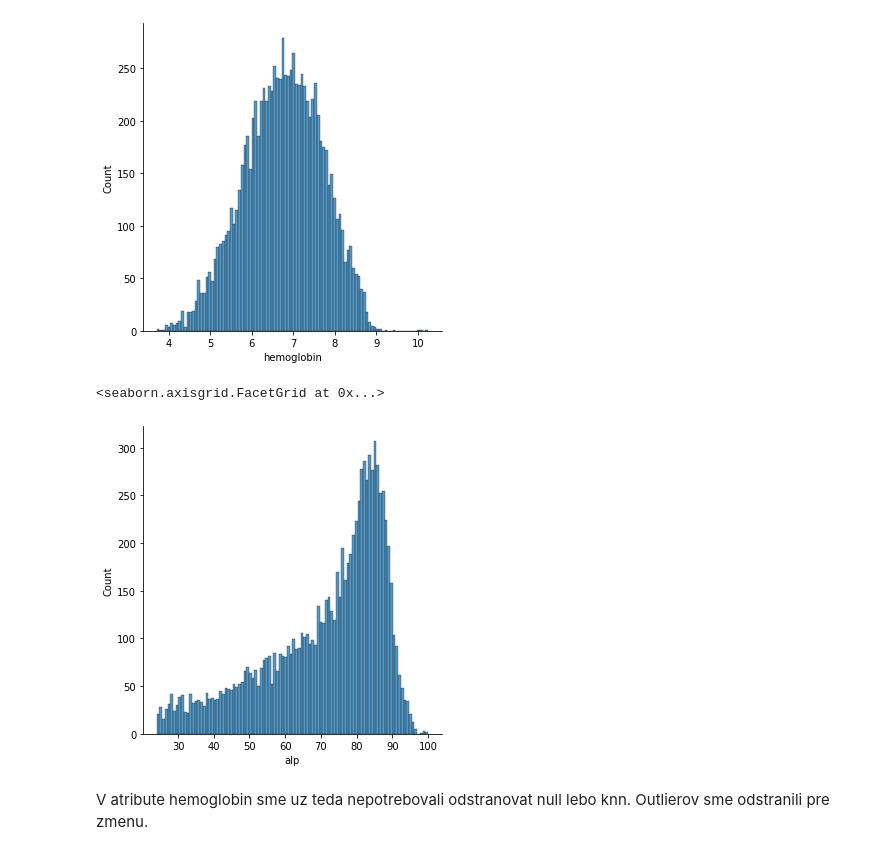
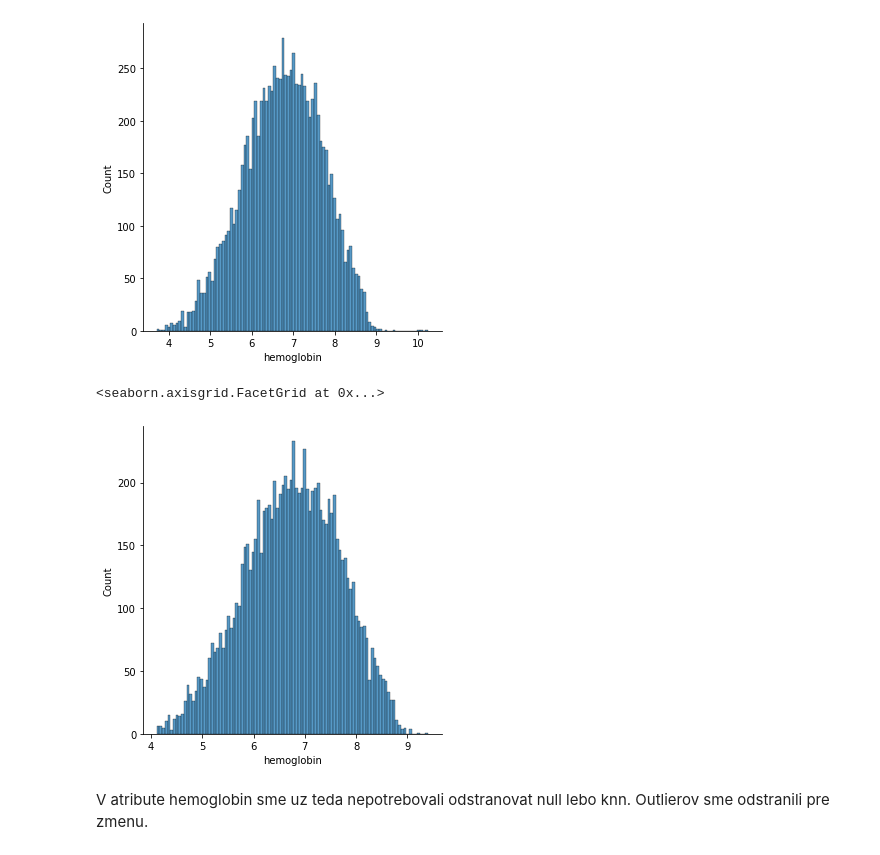
Before and after one commit to mateju25/IAU_Projekt, a Jupyter notebook: notebook2faza.ipynb, the cells around one changed output. Drawn from its saved outputs; the diff is of its cells as text; code cells hidden in the pictures.

```diff
--- a/notebook2faza.ipynb
+++ b/notebook2faza.ipynb
@@ -402,16 +420,16 @@ sns.displot(df['hemoglobin'],bins=100)
 # %%
 def identify_outliers(x):
     lower_ = x.quantile(0.25) - 1.5 * stats.iqr(x)
     upper_ = x.quantile(0.75) + 1.5 * stats.iqr(x)
 
     return x[(x > upper_) | (x < lower_)]
 
-df_merged_out = identify_outliers(df["alp"])
+df_merged_out = identify_outliers(df["hemoglobin"])
 df = df.drop(df_merged_out.index)
-sns.displot(df['alp'],bins=100)
+sns.displot(df['hemoglobin'],bins=100)
 # %% [output]
 <seaborn.axisgrid.FacetGrid at 0x...>
-[figure, old version]
+[figure, new version]
 # %% [markdown]
 V atribute hemoglobin sme uz teda nepotrebovali odstranovat null lebo knn. Outlierov sme odstranili pre zmenu.
 # %% [markdown]
```
Also changed, not shown: parts of 35 cells of this notebook, 2 other files.
